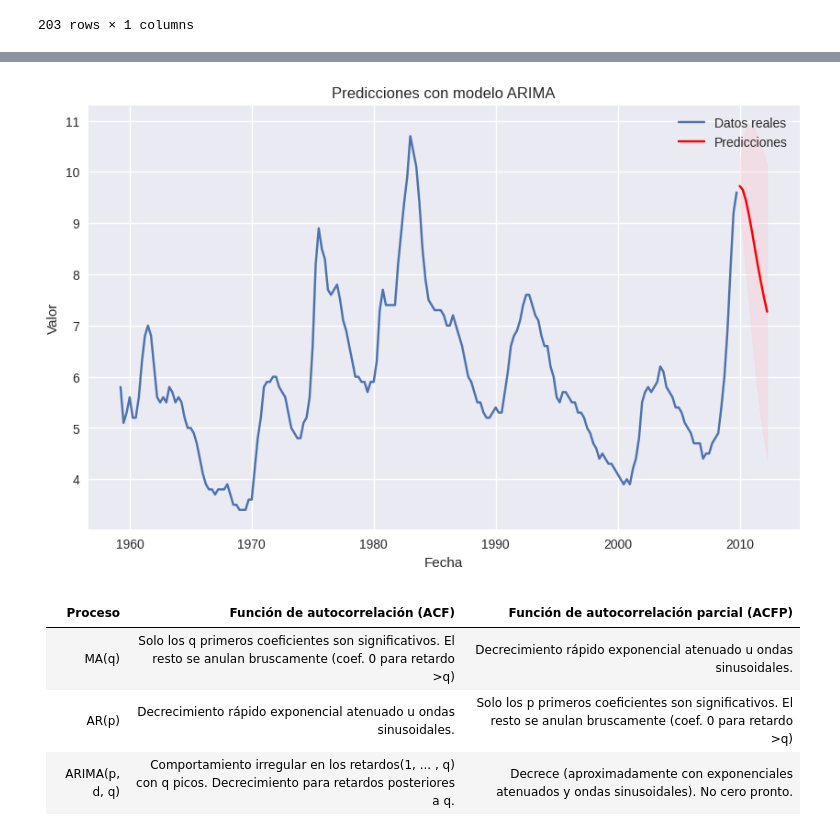
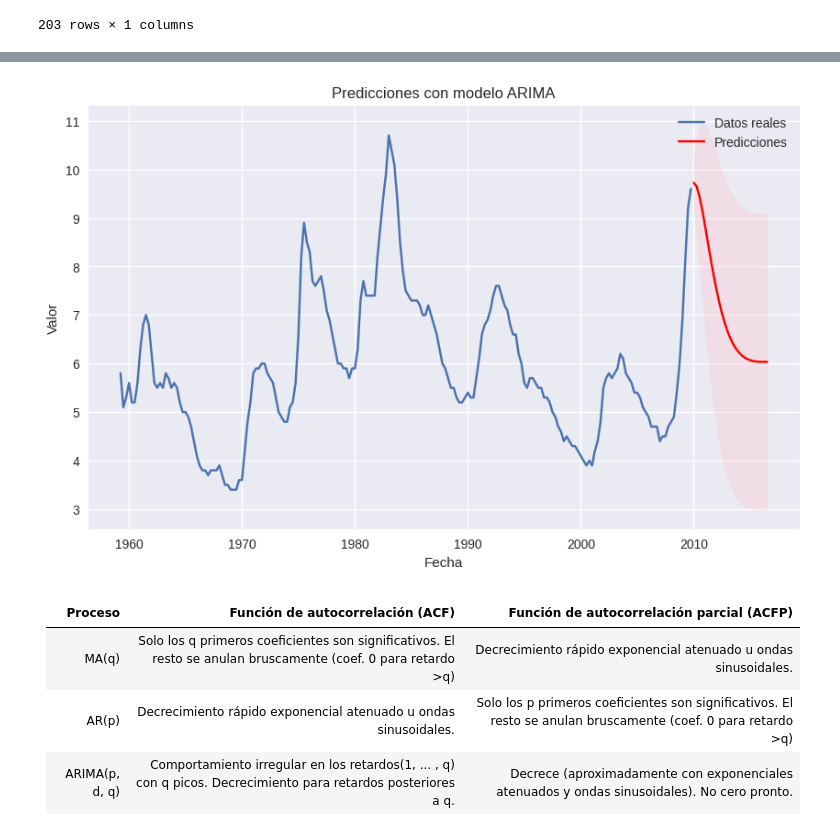
Before and after one commit to jazaineam1/Diplomado_ucentral_ME, a Jupyter notebook: Cuadernos/diplomado_series_tiempo.ipynb, the cells around one changed output, grey strips where cells are left out. Drawn from its saved outputs; the diff is of its cells as text; code cells hidden in the pictures.

```diff
--- a/Cuadernos/diplomado_series_tiempo.ipynb
+++ b/Cuadernos/diplomado_series_tiempo.ipynb
@@ -1038,0 +1096,15 @@ Successfully installed pmdarima-2.0.3
+# %%
+
+import pmdarima as pm
+
+
+# Cargar tus datos de series temporales (por ejemplo, en un DataFrame)
+# time_series_data = ...
+
+# Convertir tus datos en una serie temporal
+time_series = unemployment
+
+# Ajustar automáticamente un modelo ARIMA utilizando auto_arima()
+model = pm.auto_arima(time_series, seasonal=False, stepwise=True, suppress_warnings=True,trace=True)
+
+model
@@ -1039,38 +1130,26 @@ Successfully installed pmdarima-2.0.3
 # %%
-import pandas as pd
-import pmdarima as pm
-import matplotlib.pyplot as plt
-
-# Cargar tus datos de series temporales (por ejemplo, en un DataFrame)
-# time_series_data = ...
-
-# Convertir tus datos en una serie temporal
-time_series = unemployment
-
-# Ajustar automáticamente un modelo ARIMA utilizando auto_arima()
-model = pm.auto_arima(time_series, seasonal=False, stepwise=True, suppress_warnings=True)
 
 # Realizar predicciones trimestrales a fin de mes
-forecast_steps = 10  # Número de pasos de predicción hacia el futuro
+forecast_steps = 27  # Número de pasos de predicción hacia el futuro
 last_date = time_series.index[-1]
 last_month = last_date.to_period("M")  # Convertir la última fecha a periodo mensual
 forecast_dates = pd.period_range(start=last_month + 1, periods=forecast_steps, freq='Q').to_timestamp(how="E")  # Fechas trimestrales a fin de mes
 
 # Realizar predicciones
 forecast, conf_int = model.predict(n_periods=forecast_steps, return_conf_int=True)
 
 # Graficar los resultados
 plt.figure(figsize=(10, 6))
 plt.plot(time_series, label='Datos reales')
 plt.plot(forecast_dates, forecast, color='red', label='Predicciones')
 plt.fill_between(forecast_dates, conf_int[:, 0], conf_int[:, 1], color='pink', alpha=0.3)
 plt.xlabel('Fecha')
 plt.ylabel('Valor')
 plt.title('Predicciones con modelo ARIMA')
 plt.legend()
 plt.show()
 # %% [output]
-[figure, old version]
+[figure, new version]
 # %% [markdown]
 |Proceso| Función de autocorrelación (ACF) |Función de autocorrelación parcial  (ACFP)|
 |---|---|---|
```
Also changed, not shown: parts of 12 cells of this notebook.
